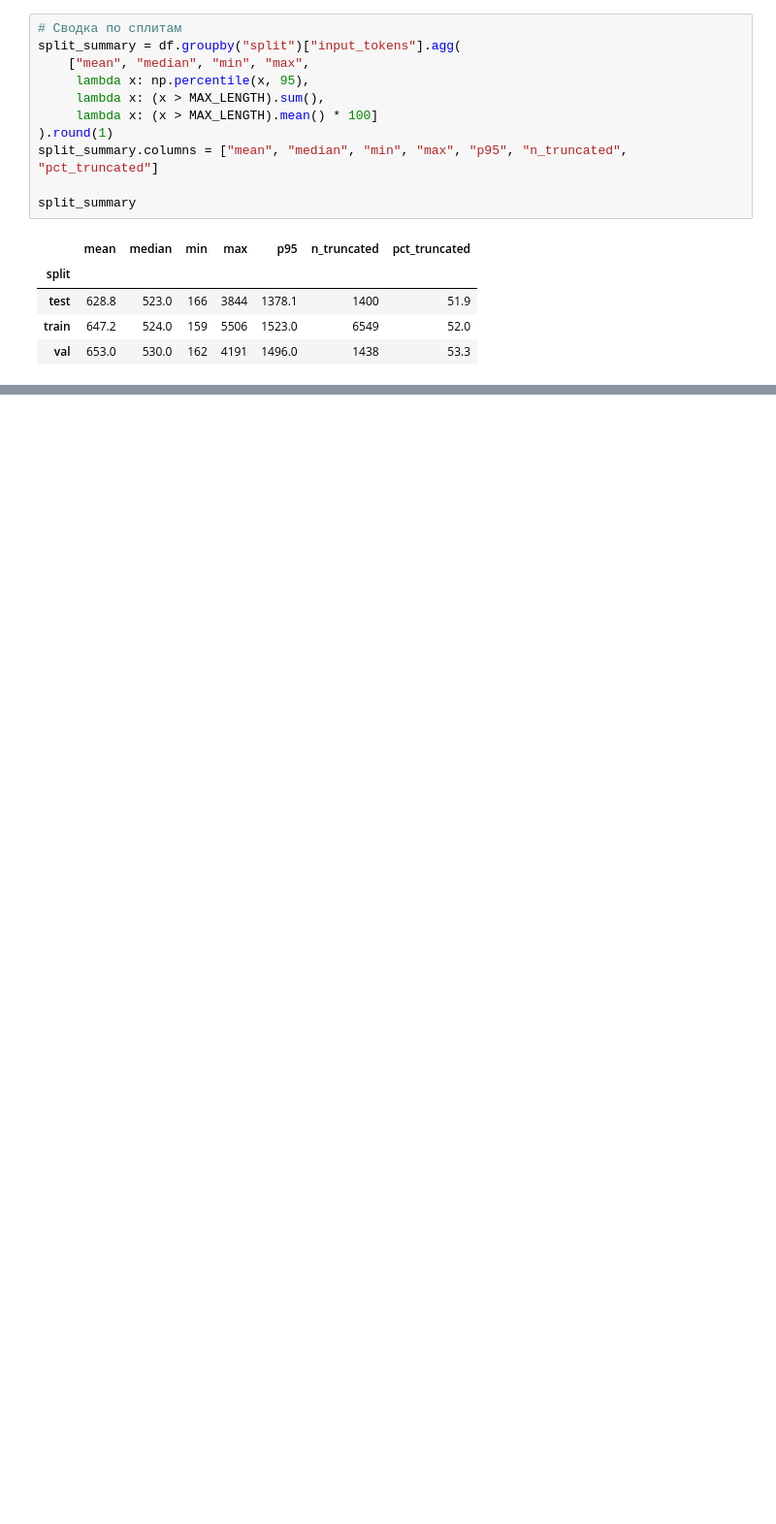
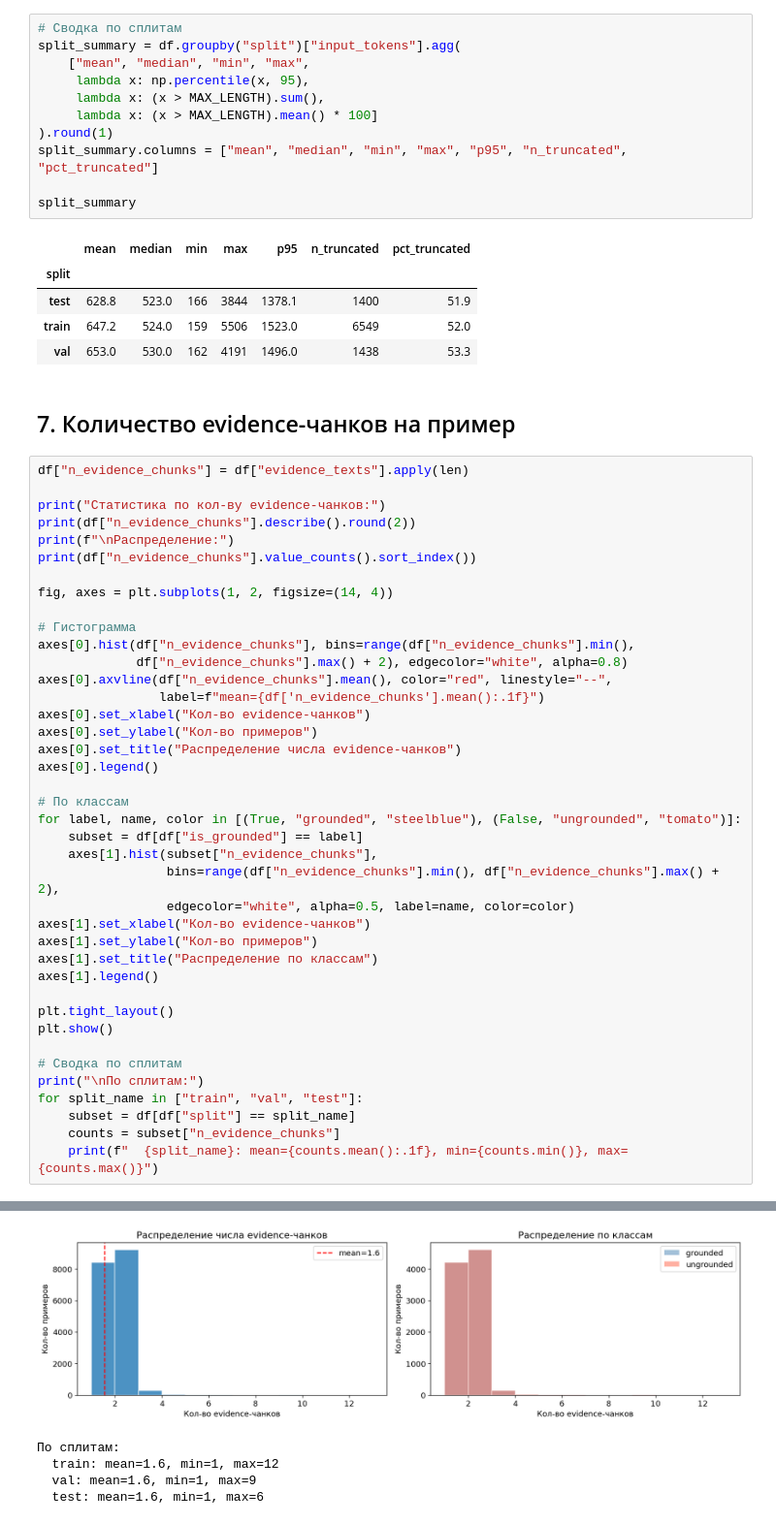
Before and after one commit to BigMak1/rag_fact_checking, a Jupyter notebook: DRAGON/analyze_dragon_dataset.ipynb, the cells around one changed output, grey strips where cells are left out. Shown at 97% size. Cells and saved outputs as stored; diff of their text form; blank space fills up the shorter version.

```diff
--- a/DRAGON/analyze_dragon_dataset.ipynb
+++ b/DRAGON/analyze_dragon_dataset.ipynb
@@ -274,3 +274,46 @@ split_summary
 | test | 628.8 | 523.0 | 166 | 3844 | 1378.1 | 1400 | 51.9 |
 | train | 647.2 | 524.0 | 159 | 5506 | 1523.0 | 6549 | 52.0 |
 | val | 653.0 | 530.0 | 162 | 4191 | 1496.0 | 1438 | 53.3 |
+# %% [markdown]
+## 7. Количество evidence-чанков на пример
+# %%
+df["n_evidence_chunks"] = df["evidence_texts"].apply(len)
+
+print("Статистика по кол-ву evidence-чанков:")
+print(df["n_evidence_chunks"].describe().round(2))
+print(f"\nРаспределение:")
+print(df["n_evidence_chunks"].value_counts().sort_index())
+
+fig, axes = plt.subplots(1, 2, figsize=(14, 4))
+
+# Гистограмма
+axes[0].hist(df["n_evidence_chunks"], bins=range(df["n_evidence_chunks"].min(),
+             df["n_evidence_chunks"].max() + 2), edgecolor="white", alpha=0.8)
+axes[0].axvline(df["n_evidence_chunks"].mean(), color="red", linestyle="--",
+                label=f"mean={df['n_evidence_chunks'].mean():.1f}")
+axes[0].set_xlabel("Кол-во evidence-чанков")
+axes[0].set_ylabel("Кол-во примеров")
+axes[0].set_title("Распределение числа evidence-чанков")
+axes[0].legend()
+
+# По классам
+for label, name, color in [(True, "grounded", "steelblue"), (False, "ungrounded", "tomato")]:
+    subset = df[df["is_grounded"] == label]
+    axes[1].hist(subset["n_evidence_chunks"],
+                 bins=range(df["n_evidence_chunks"].min(), df["n_evidence_chunks"].max() + 2),
+                 edgecolor="white", alpha=0.5, label=name, color=color)
+axes[1].set_xlabel("Кол-во evidence-чанков")
+axes[1].set_ylabel("Кол-во примеров")
+axes[1].set_title("Распределение по классам")
+axes[1].legend()
+
+plt.tight_layout()
+plt.show()
+
+# Сводка по сплитам
+print("\nПо сплитам:")
+for split_name in ["train", "val", "test"]:
+    subset = df[df["split"] == split_name]
+    counts = subset["n_evidence_chunks"]
+    print(f"  {split_name}: mean={counts.mean():.1f}, min={counts.min()}, max={counts.max()}")
+# %% [output]
@@ -276,0 +337,5 @@ split_summary
+[figure, added]
+По сплитам:
+  train: mean=1.6, min=1, max=12
+  val: mean=1.6, min=1, max=9
+  test: mean=1.6, min=1, max=6
```
Also changed, not shown: parts of 2 cells of this notebook, 4 other files.
